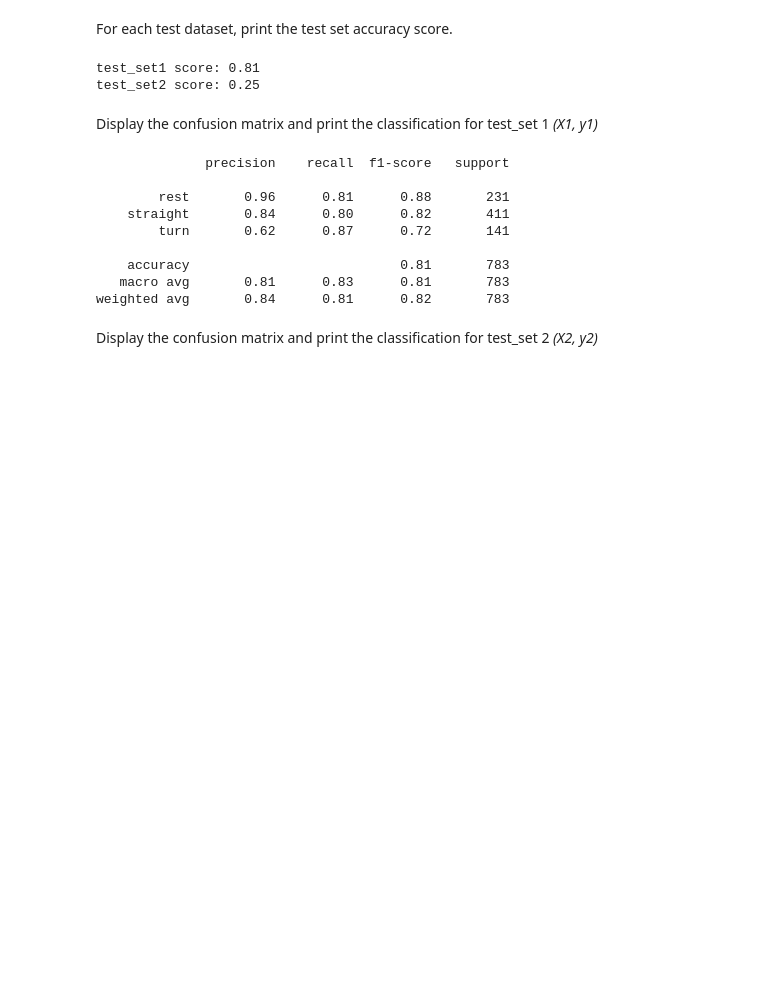
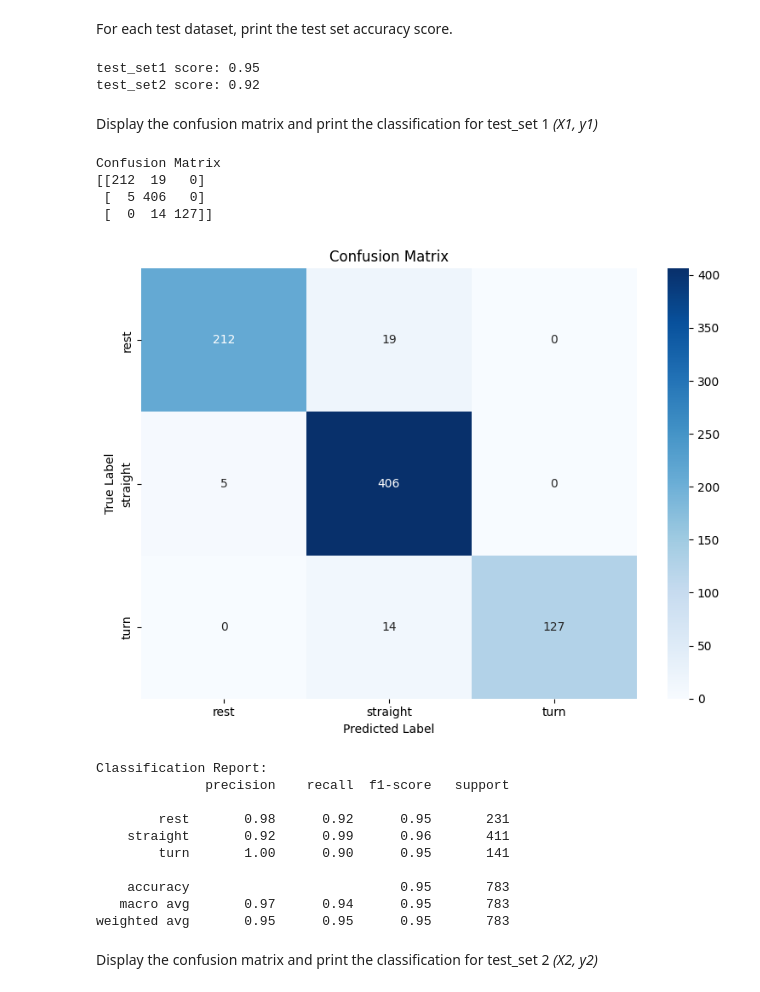
Before and after one commit to quinnledingham/engg680_2024_fall, a Jupyter notebook: Lab_Assignment4/VehicleMotionStateClassification.ipynb, the cells around one changed output. Drawn from its saved outputs; the diff is of its cells as text; code cells hidden in the pictures; blank space fills up the shorter version.

```diff
--- a/Lab_Assignment4/VehicleMotionStateClassification.ipynb
+++ b/Lab_Assignment4/VehicleMotionStateClassification.ipynb
@@ -1335,8 +1215,7 @@ The model trained in 5.1, is to be tested on the independent datasets, that is t
 Seperate the testsets into features and target vectors *(X1, y1)* and *(X2,y2)*
 # %%
 # TODO - Load the target vector from test_set1 into y1, and the selected features from test_set1 into X1
-# y1 =
-# X1 =
+X1 = test_set1.drop('motion_state', axis=1)
+y1 = test_set1['motion_state']
+
 X1.head(2)
-x1 = test_set1.drop('motion_state', axis=1)
-y1 = test_set1['motion_state']
@@ -1355,28 +1243,32 @@ ___
 For each test dataset, print the test set accuracy score.
 # %%
 # TODO - Print test score accuracies for test_set1 and test_set2
-#print("test_set1 score: {:.2f}".format(???))
-#print("test_set2 score: {:.2f}".format(???))
-print("test_set1 score: {:.2f}".format(grid.score(x1, y1)))
-print("test_set2 score: {:.2f}".format(grid.score(x2, y2)))
+print("test_set1 score: {:.2f}".format(grid.score(X1, y1)))
+print("test_set2 score: {:.2f}".format(grid.score(X2, y2)))
 # %% [output]
-test_set1 score: 0.81
-test_set2 score: 0.25
+test_set1 score: 0.95
+test_set2 score: 0.92
 # %% [markdown]
 Display the confusion matrix and print the classification for test_set 1 *(X1, y1)*
 # %%
 # TODO - Display confusion matrix and print classification report for (X1, y1)
-print(classification_report(y1, grid.predict(x1)))
+display_cm_cr(y1, grid.predict(X1))
 # %% [output]
-              precision    recall  f1-score   support
-
-        rest       0.96      0.81      0.88       231
-    straight       0.84      0.80      0.82       411
-        turn       0.62      0.87      0.72       141
-
-    accuracy                           0.81       783
-   macro avg       0.81      0.83      0.81       783
-weighted avg       0.84      0.81      0.82       783
+Confusion Matrix
+[[212  19   0]
+ [  5 406   0]
+ [  0  14 127]]
+[figure, added]
+Classification Report:
+              precision    recall  f1-score   support
+
+        rest       0.98      0.92      0.95       231
+    straight       0.92      0.99      0.96       411
+        turn       1.00      0.90      0.95       141
+
+    accuracy                           0.95       783
+   macro avg       0.97      0.94      0.95       783
+weighted avg       0.95      0.95      0.95       783
 # %% [markdown]
 Display the confusion matrix and print the classification for test_set 2 *(X2, y2)*
 # %%
```
Also changed, not shown: parts of 50 cells of this notebook.
